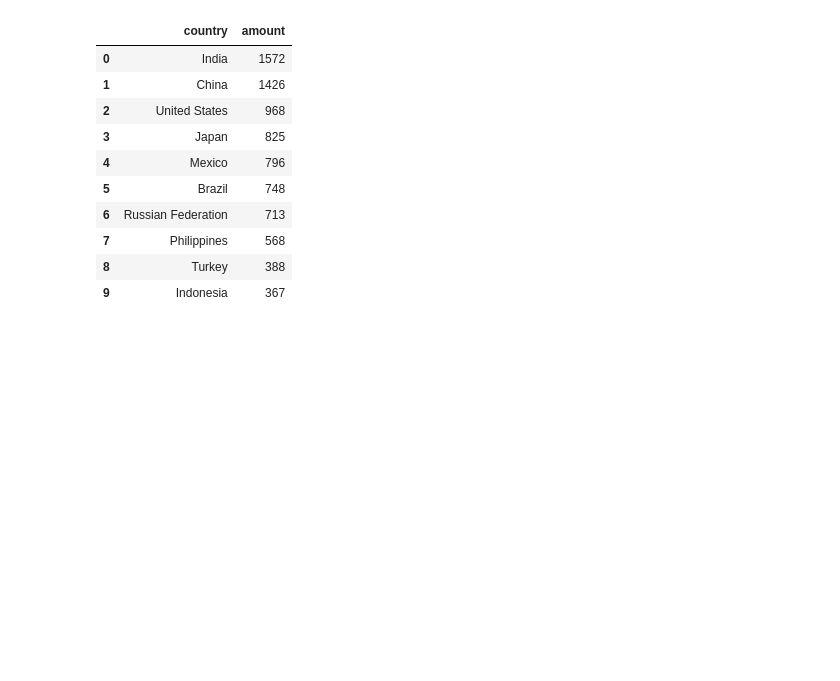
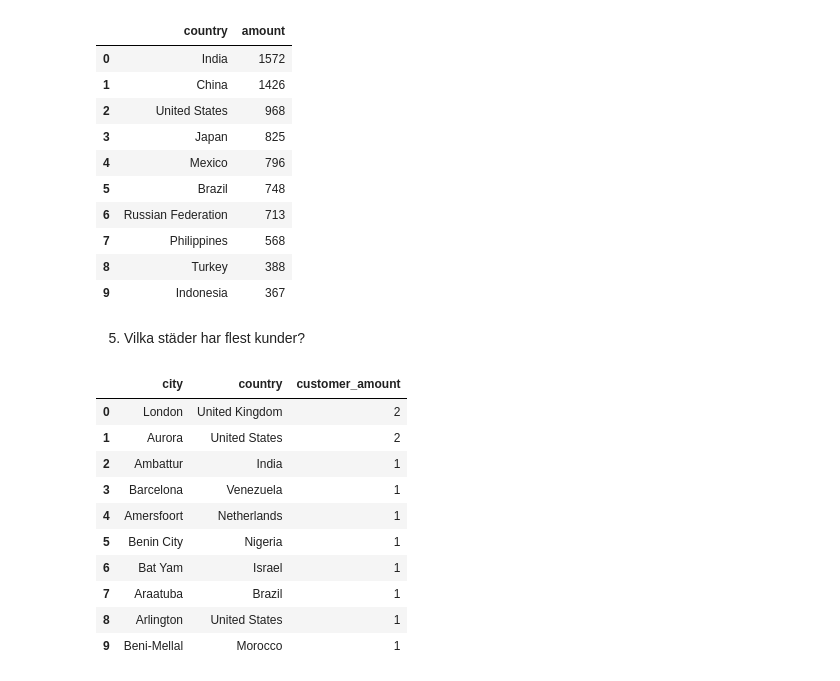
Before and after one commit to luckepucke6/sakila_lab_lucas_lindh, a Jupyter notebook: notebooks/eda_sakila.ipynb, the cells around one changed output. Saved outputs shown, nothing was run; the diff lists cells and outputs as text; code cells hidden in the pictures; blank space fills up the shorter version.

```diff
--- a/notebooks/eda_sakila.ipynb
+++ b/notebooks/eda_sakila.ipynb
@@ -393,3 +393,32 @@ LIMIT 10;
 | 7 | Philippines | 568 |
 | 8 | Turkey | 388 |
 | 9 | Indonesia | 367 |
+# %% [markdown]
+5. Vilka städer har flest kunder?
+# %%
+con.sql("""--sql
+SELECT
+    city,
+    country,
+    COUNT(customer_id) AS customer_amount
+FROM
+    customer c
+JOIN address a ON c.address_id = a.address_id
+JOIN city ci ON ci.city_id = a.city_id
+JOIN country co ON co.country_id = ci.country_id
+GROUP BY
+    city, country
+ORDER BY customer_amount DESC
+LIMIT 10;""").df()
+# %% [output]
+|  | city | country | customer_amount |
+| 0 | London | United Kingdom | 2 |
+| 1 | Aurora | United States | 2 |
+| 2 | Ambattur | India | 1 |
+| 3 | Barcelona | Venezuela | 1 |
+| 4 | Amersfoort | Netherlands | 1 |
+| 5 | Benin City | Nigeria | 1 |
+| 6 | Bat Yam | Israel | 1 |
+| 7 | Araatuba | Brazil | 1 |
+| 8 | Arlington | United States | 1 |
+| 9 | Beni-Mellal | Morocco | 1 |
```
